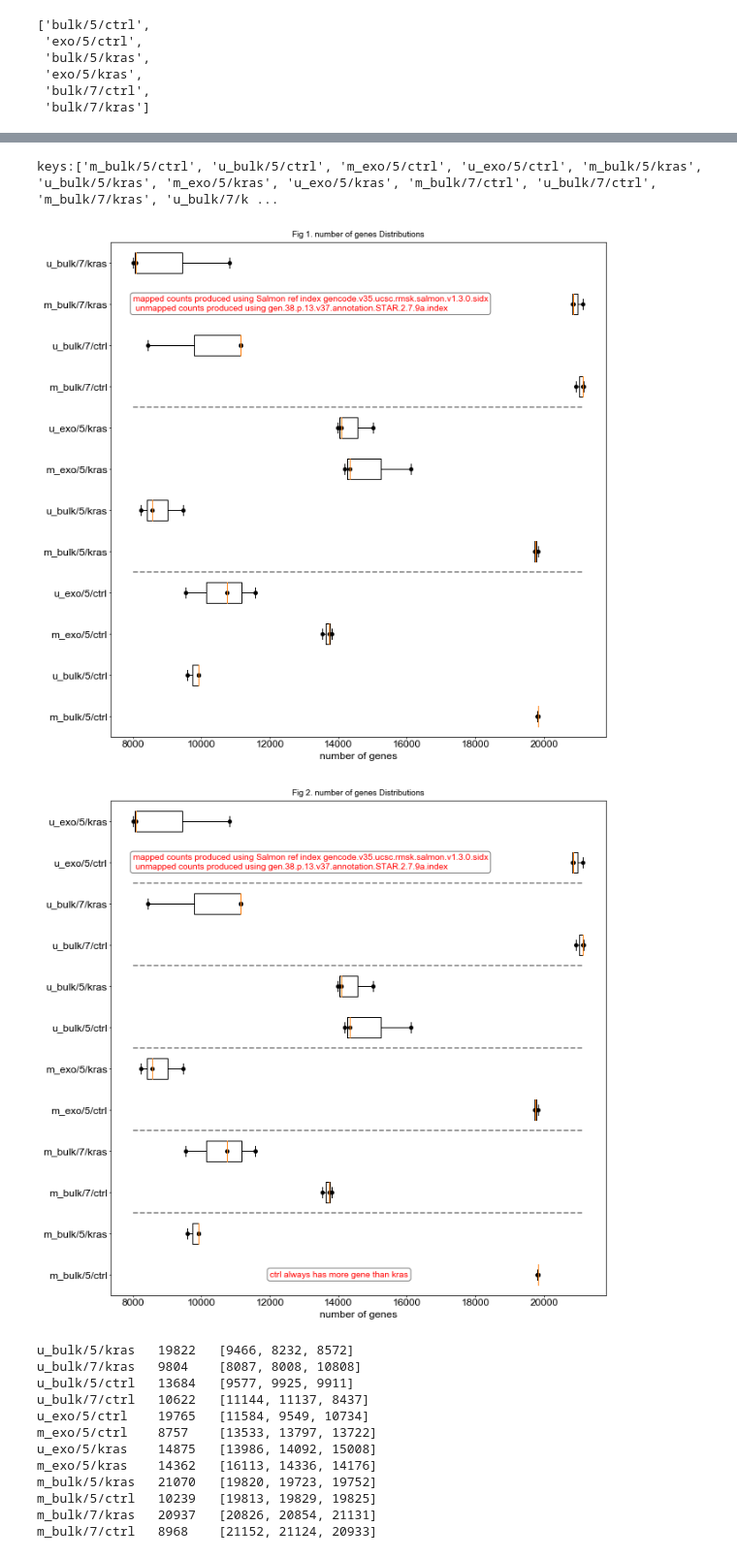
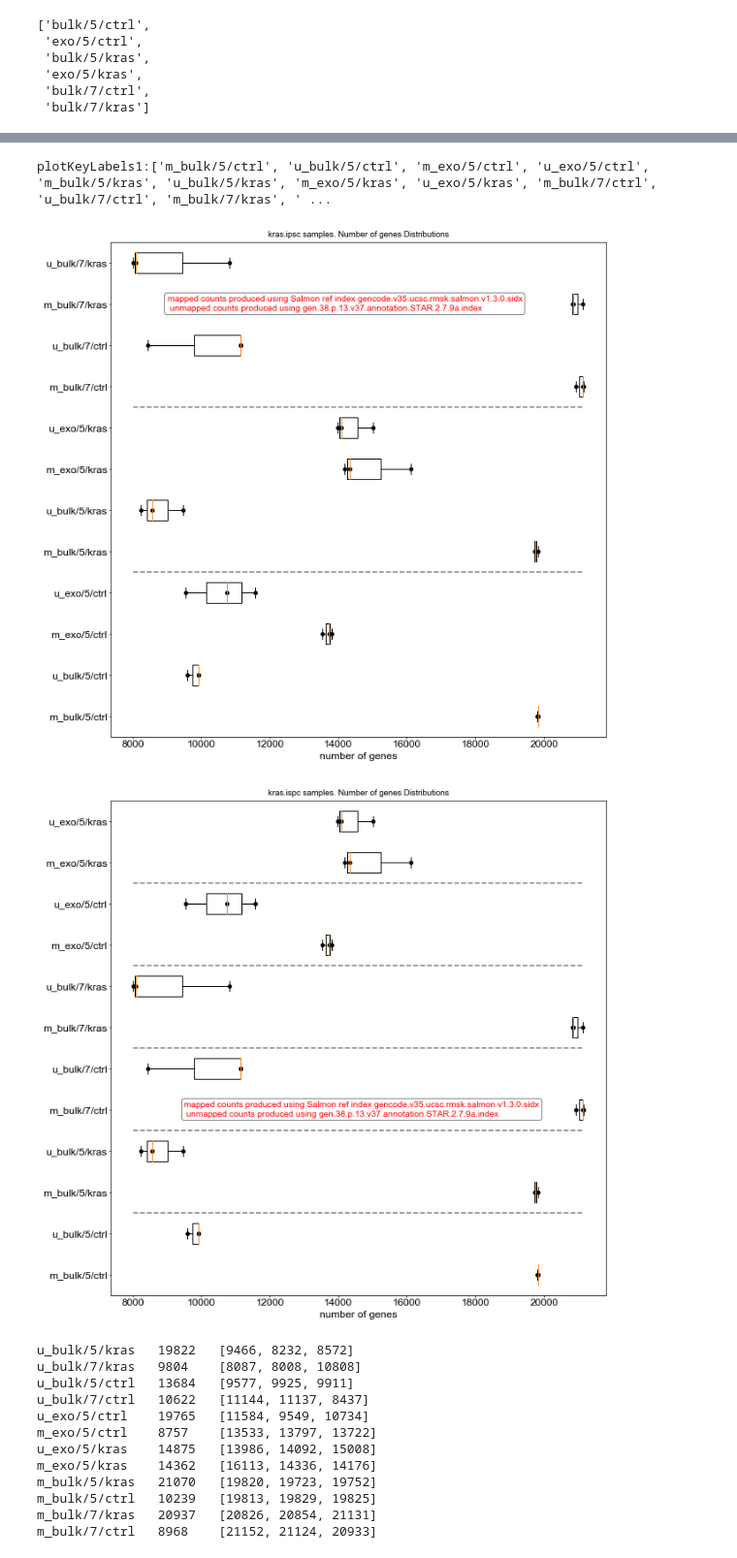
Before and after one commit to aedavids/unmappedReadsAnalysis, a Jupyter notebook: jupyterNotebooks/geneCountPlots.ipynb, the cells around one changed output, grey strips where cells are left out. Shown at 97% size. Saved outputs shown, nothing was run; the diff lists cells and outputs as text; code cells hidden in the pictures.

Commit message:
# merge geneDistBug branch
fixed a bug in second plot. the labels did not match the box plots

```diff
--- a/jupyterNotebooks/geneCountPlots.ipynb
+++ b/jupyterNotebooks/geneCountPlots.ipynb
@@ -373,0 +383,4 @@ data[0:2]
+# %%
+plotKeyLabels1, plotData1 = getPlotData(mappedGroupedBy, unmappedGroupedBy, keyOrder)
+print(plotKeyLabels1[0])
+print(plotData1[0])
@@ -374,7 +393,7 @@ data[0:2]
 # %%
-print("keys:{}".format(keys))
+print("plotKeyLabels1:{}".format(plotKeyLabels1))
 # %% [output]
-keys:['m_bulk/5/ctrl', 'u_bulk/5/ctrl', 'm_exo/5/ctrl', 'u_exo/5/ctrl', 'm_bulk/5/kras', 'u_bulk/5/kras', 'm_exo/5/kras', 'u_exo/5/kras', 'm_bulk/7/ctrl', 'u_bulk/7/ctrl', 'm_bulk/7/kras', 'u_bulk/7/k ...
+plotKeyLabels1:['m_bulk/5/ctrl', 'u_bulk/5/ctrl', 'm_exo/5/ctrl', 'u_exo/5/ctrl', 'm_bulk/5/kras', 'u_bulk/5/kras', 'm_exo/5/kras', 'u_exo/5/kras', 'm_bulk/7/ctrl', 'u_bulk/7/ctrl', 'm_bulk/7/kras', ' ...
 # %%
 def geneCountBoxPlot( dataList, boxPlotKeyOrder, title) :
     '''
@@ -438,20 +457,21 @@ def geneCountBoxPlot( dataList, boxPlotKeyOrder, title) :
 
     return( (fig, panel))
 # %%
-title = "Fig 1. number of genes Distributions"
-fig1,panel1 = geneCountBoxPlot( data, keys, title)
+title = "kras.ipsc samples. Number of genes Distributions"
+#fig1,panel1 = geneCountBoxPlot( data, keys, title)
+fig1,panel1 = geneCountBoxPlot( plotData1, plotKeyLabels1, title)
 
 # mark up plot
 str1 = "mapped counts produced using Salmon ref index {}".format(salmonIdx)
 str2 = "\n unmapped counts produced using gen.38.p.13.v37.annotation.STAR.2.7.9a.index"
 str3 = str1 + str2
 props = dict(boxstyle='round', facecolor="white", alpha=0.5)
-panel1.text( 8000, 11, str3, fontsize=10,
+panel1.text( 9000, 11, str3, fontsize=10,
            horizontalalignment='left', verticalalignment='center',
            bbox=props, color="red" )
 
 # add some horizontal lines to make it easier to see types of data
-x = [np.min(data), np.max(data)]
+x = [np.min(plotData1), np.max(plotData1)]
 y = [4.5, 4.5]
 panel1.plot(x,y, color="black", alpha=0.5, linestyle='--')
 y = [8.5, 8.5]
@@ -466,46 +486,49 @@ fig1.savefig(outFile1, dpi=300, bbox_inches='tight')  # BME163 style sheet shoul
 fig1 = None
 panel1 = None
 # %% [output]
-[figure, old version]
+[figure, new version]
 # %%
-keymappedVsUnMapped = sorted(keys)
-title2 = "Fig 2. number of genes Distributions"
-fig2,panel2 = geneCountBoxPlot( data, keymappedVsUnMapped, title2 )
+keymappedVsUnMapped = sorted(keyOrder)
+plotKeyLabels2, plotData2 = getPlotData(mappedGroupedBy, unmappedGroupedBy, keymappedVsUnMapped)
+
+title2 = "kras.ispc samples. Number of genes Distributions"
+fig2,panel2 = geneCountBoxPlot( plotData2, plotKeyLabels2, title2 )
 
 # mark up plot
 str1 = "mapped counts produced using Salmon ref index {}".format(salmonIdx)
 str2 = "\n unmapped counts produced using gen.38.p.13.v37.annotation.STAR.2.7.9a.index"
 str3 = str1 + str2
 props = dict(boxstyle='round', facecolor="white", alpha=0.5)
-panel2.text( 8000, 11, str3, fontsize=10,
+# panel2.text( 8000, 11, str3, fontsize=10,
+panel2.text( 9500, 5, str3, fontsize=10,
            horizontalalignment='left', verticalalignment='center',
            bbox=props, color="red" )
 
-str4 = "ctrl always has more gene than kras"
-panel2.text( 12000, 1, str4, fontsize=10,
-           horizontalalignment='left', verticalalignment='center',
-           bbox=props, color="red" )
+# str4 = "ctrl always has more gene than kras"
+# panel2.text( 12000, 1, str4, fontsize=10,
+#            horizontalalignment='left', verticalalignment='center',
+#            bbox=props, color="red" )
 
 # str5 = "aedwip exo's have more unmapped genes than bulk"
 # panel2.text( 12000, 3, str5, fontsize=10,
 #            horizontalalignment='left', verticalalignment='center',
 #            bbox=props, color="red" )
 
 for j in [i + 0.5 for i in range(2,11, 2)]:
     # add some horizontal lines to make it easier to see library types
-    x = [np.min(data), np.max(data)]
+    x = [np.min(plotData2), np.max(plotData2)]
     y = [j, j]
     panel2.plot(x,y, color="black", alpha=0.5, linestyle='--')
 
 # save
 outFile2 = "img/geneCountDistributions2.png"
 fig2.savefig(outFile2, dpi=300, bbox_inches='tight')  # BME163 style sheet should set dpi=600
 
 # prevent bugs
 fig2 = None
 panel2 = None
 # %% [output]
-[figure, old version]
+[figure, new version]
 # %%
 #
 # plot order by mean
```
Also changed, not shown: parts of 8 cells of this notebook.
